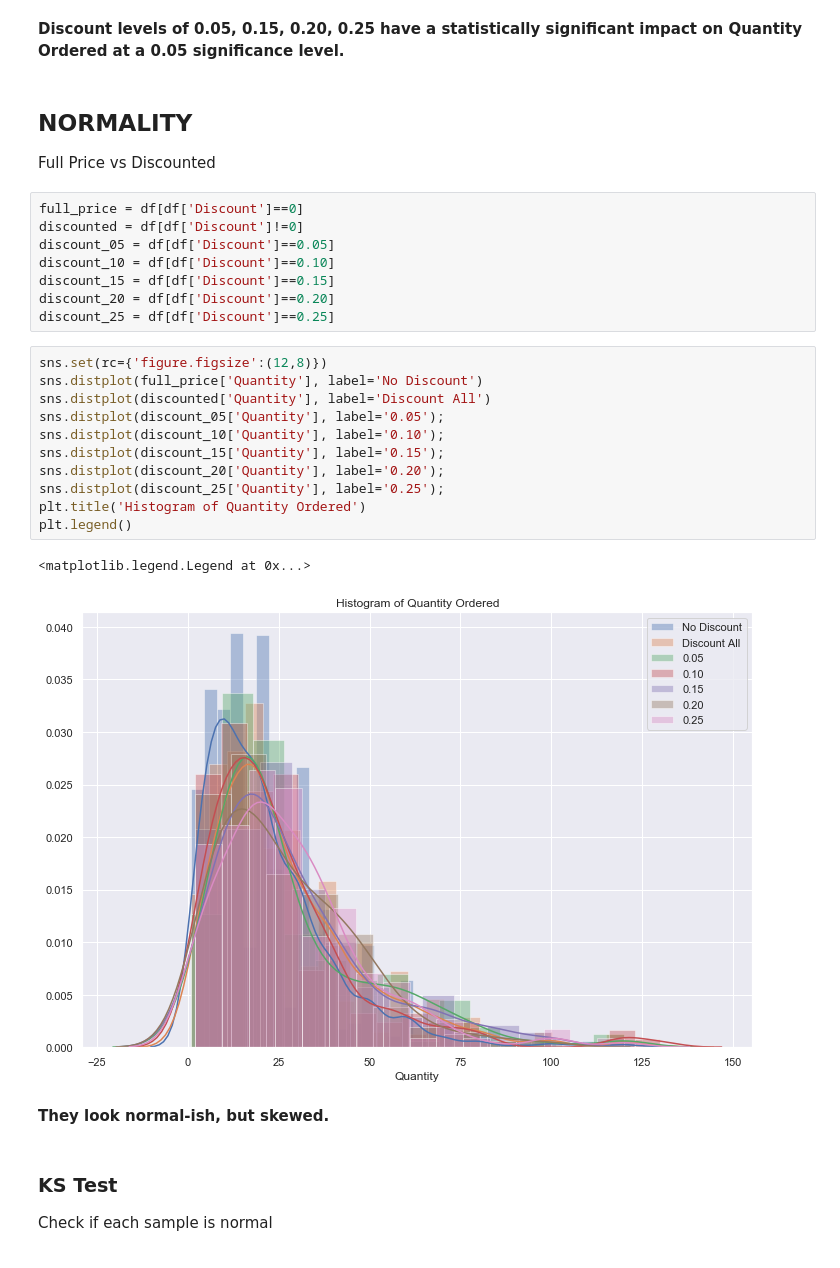
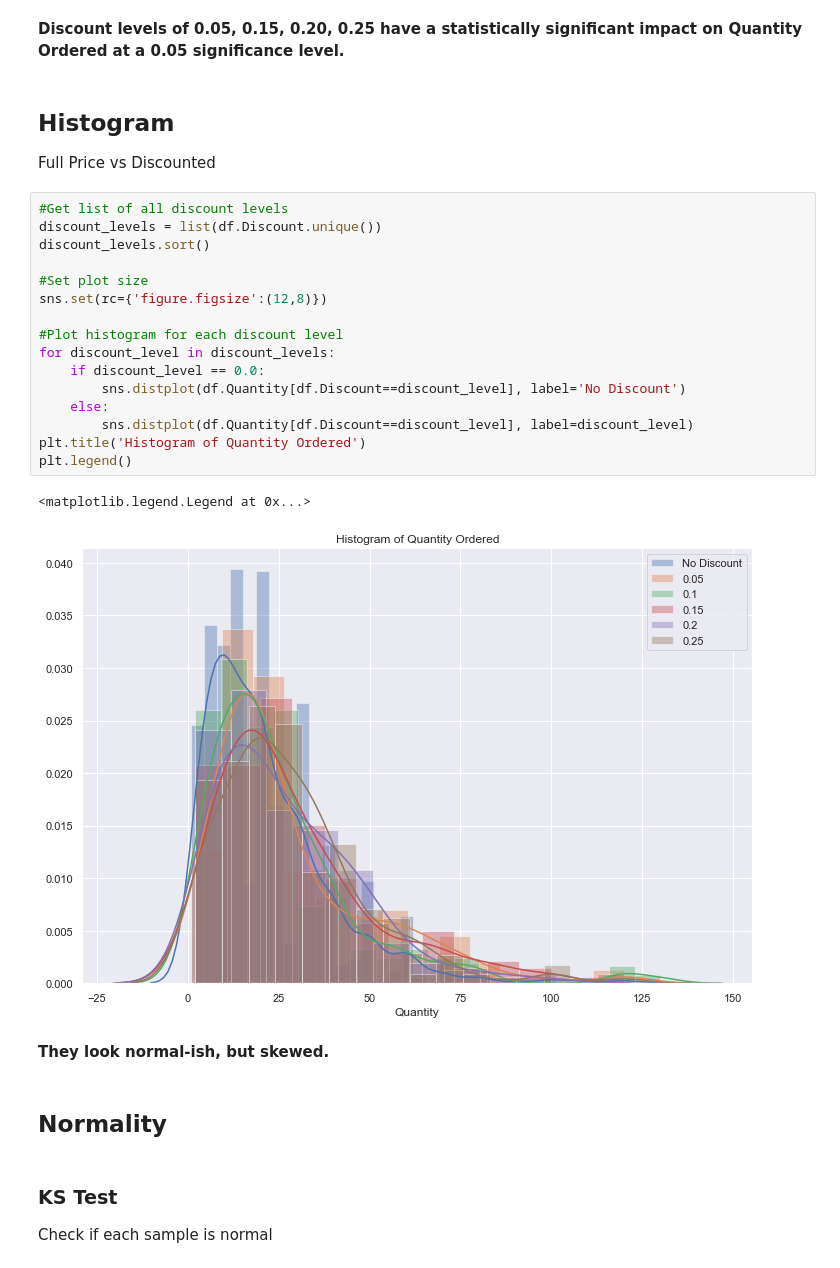
Before and after one commit to DTrimarchi10/dsc-mod-3-project-online-ds-ft-051319, a Jupyter notebook: Question1.ipynb, the cells around one changed output. Drawn from its saved outputs; the diff is of its cells as text.

```diff
--- a/Question1.ipynb
+++ b/Question1.ipynb
@@ -140,32 +144,31 @@ Multiple Comparison of Means - Tukey HSD,FWER=0.05
 # %% [markdown]
 **Discount levels of 0.05, 0.15, 0.20, 0.25 have a statistically significant impact on Quantity Ordered at a 0.05 significance level.**
 # %% [markdown]
-## NORMALITY
+## Histogram
 Full Price vs Discounted
-# %%
-full_price = df[df['Discount']==0]
-discounted = df[df['Discount']!=0]
-discount_05 = df[df['Discount']==0.05]
-discount_10 = df[df['Discount']==0.10]
-discount_15 = df[df['Discount']==0.15]
-discount_20 = df[df['Discount']==0.20]
-discount_25 = df[df['Discount']==0.25]
-# %%
-sns.set(rc={'figure.figsize':(12,8)})
-sns.distplot(full_price['Quantity'], label='No Discount')
-sns.distplot(discounted['Quantity'], label='Discount All')
-sns.distplot(discount_05['Quantity'], label='0.05');
-sns.distplot(discount_10['Quantity'], label='0.10');
-sns.distplot(discount_15['Quantity'], label='0.15');
-sns.distplot(discount_20['Quantity'], label='0.20');
-sns.distplot(discount_25['Quantity'], label='0.25');
-plt.title('Histogram of Quantity Ordered')
-plt.legend()
-# %% [output]
-<matplotlib.legend.Legend at 0x...>
-[figure, removed]
+# %%
+#Get list of all discount levels
+discount_levels = list(df.Discount.unique())
+discount_levels.sort()
+
+#Set plot size
+sns.set(rc={'figure.figsize':(12,8)})
+
+#Plot histogram for each discount level
+for discount_level in discount_levels:
+    if discount_level == 0.0:
+        sns.distplot(df.Quantity[df.Discount==discount_level], label='No Discount')
+    else:
+        sns.distplot(df.Quantity[df.Discount==discount_level], label=discount_level)
+plt.title('Histogram of Quantity Ordered')
+plt.legend()
+# %% [output]
+<matplotlib.legend.Legend at 0x...>
+[figure, added]
 # %% [markdown]
 **They look normal-ish, but skewed.**
+# %% [markdown]
+## Normality
 # %% [markdown]
 ### KS Test
 Check if each sample is normal
```
Also changed, not shown: parts of 30 cells of this notebook, 16 other files.
